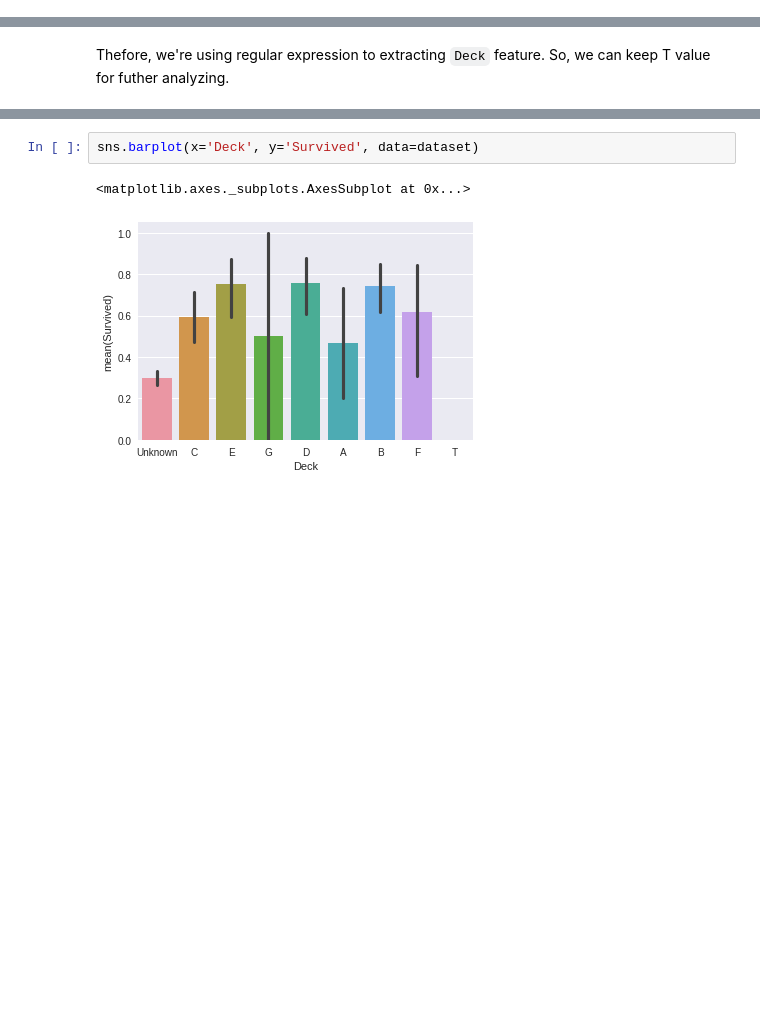
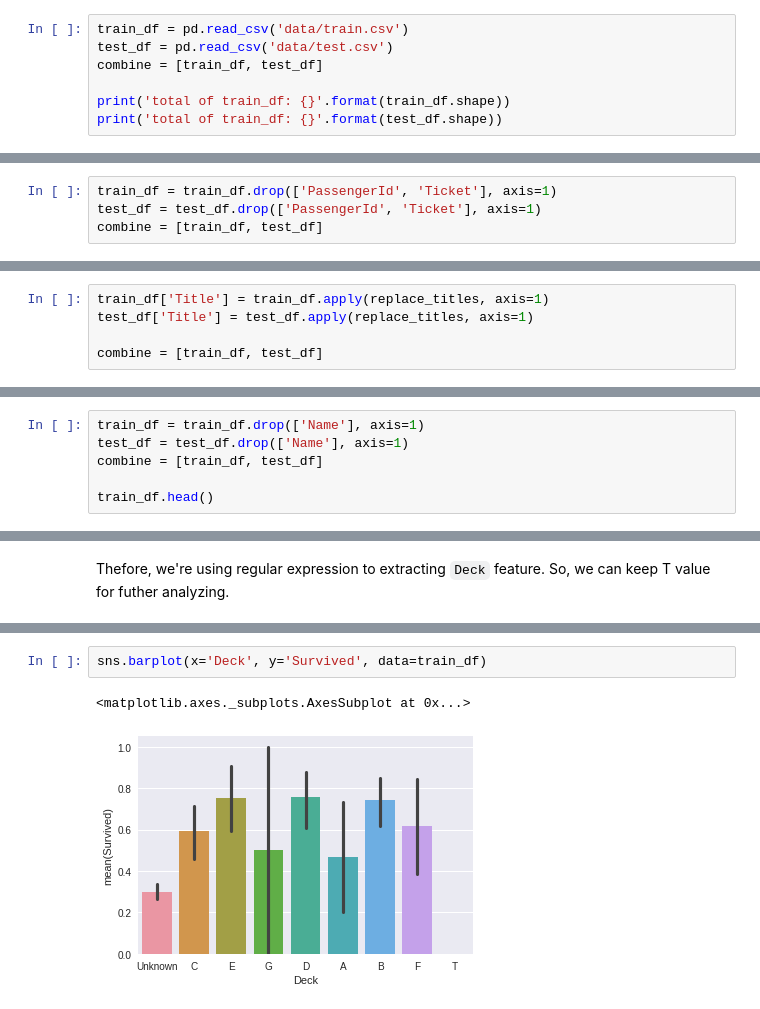
Before and after one commit to eriansha/titanic-survivor, a Jupyter notebook: Investigate Titanic Survivor.ipynb, the cells around one changed output, grey strips where cells are left out. Saved outputs shown, nothing was run; the diff lists cells and outputs as text; blank space fills up the shorter version.

```diff
--- a/Investigate Titanic Survivor.ipynb
+++ b/Investigate Titanic Survivor.ipynb
@@ -41,0 +26,7 @@ dataset.head()
+# %%
+train_df = pd.read_csv('data/train.csv')
+test_df = pd.read_csv('data/test.csv')
+combine = [train_df, test_df]
+
+print('total of train_df: {}'.format(train_df.shape))
+print('total of train_df: {}'.format(test_df.shape))
@@ -244,3 +261,7 @@ dataset.head()
+# %%
+train_df = train_df.drop(['PassengerId', 'Ticket'], axis=1)
+test_df = test_df.drop(['PassengerId', 'Ticket'], axis=1)
+combine = [train_df, test_df]
 # %% [markdown]
 ### Missing data
 As a reminder, we have to deal with Cabin (687), Age (177) and Embarked (2).
@@ -334 +359,6 @@ dataset['Title'] = dataset.apply(replace_titles, axis=1)
+# %%
+train_df['Title'] = train_df.apply(replace_titles, axis=1)
+test_df['Title'] = test_df.apply(replace_titles, axis=1)
+
+combine = [train_df, test_df]
 # %%
@@ -350,0 +371,6 @@ dataset.head()
+# %%
+train_df = train_df.drop(['Name'], axis=1)
+test_df = test_df.drop(['Name'], axis=1)
+combine = [train_df, test_df]
+
+train_df.head()
@@ -400,8 +436,8 @@ dataset[['Deck', 'Survived']].groupby(['Deck'], as_index=False).mean()
 | 7 | T | 0.000000 |
 | 8 | Unknown | 0.299854 |
 # %%
-sns.barplot(x='Deck', y='Survived', data=dataset)
+sns.barplot(x='Deck', y='Survived', data=train_df)
 # %% [output]
 <matplotlib.axes._subplots.AxesSubplot at 0x...>
-[figure, old version]
+[figure, new version]
 # %%
```
Also changed, not shown: parts of 43 cells of this notebook, 2 other files.
